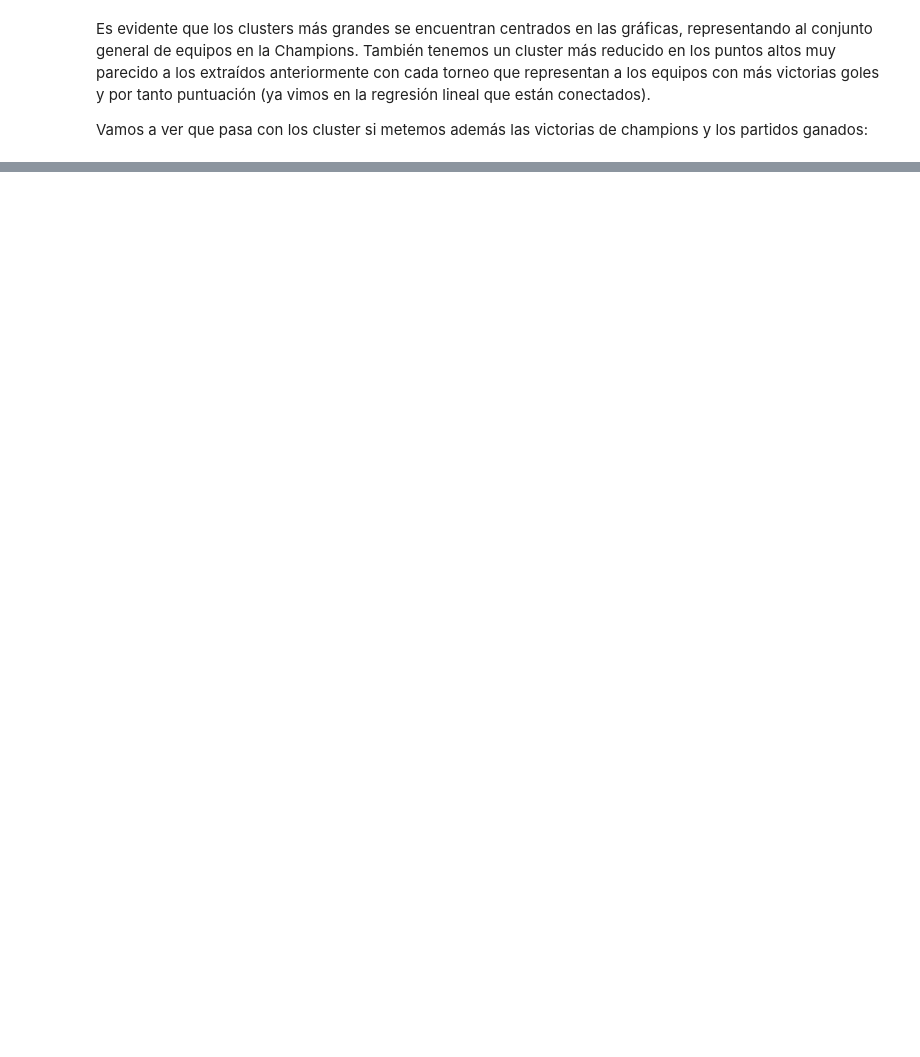
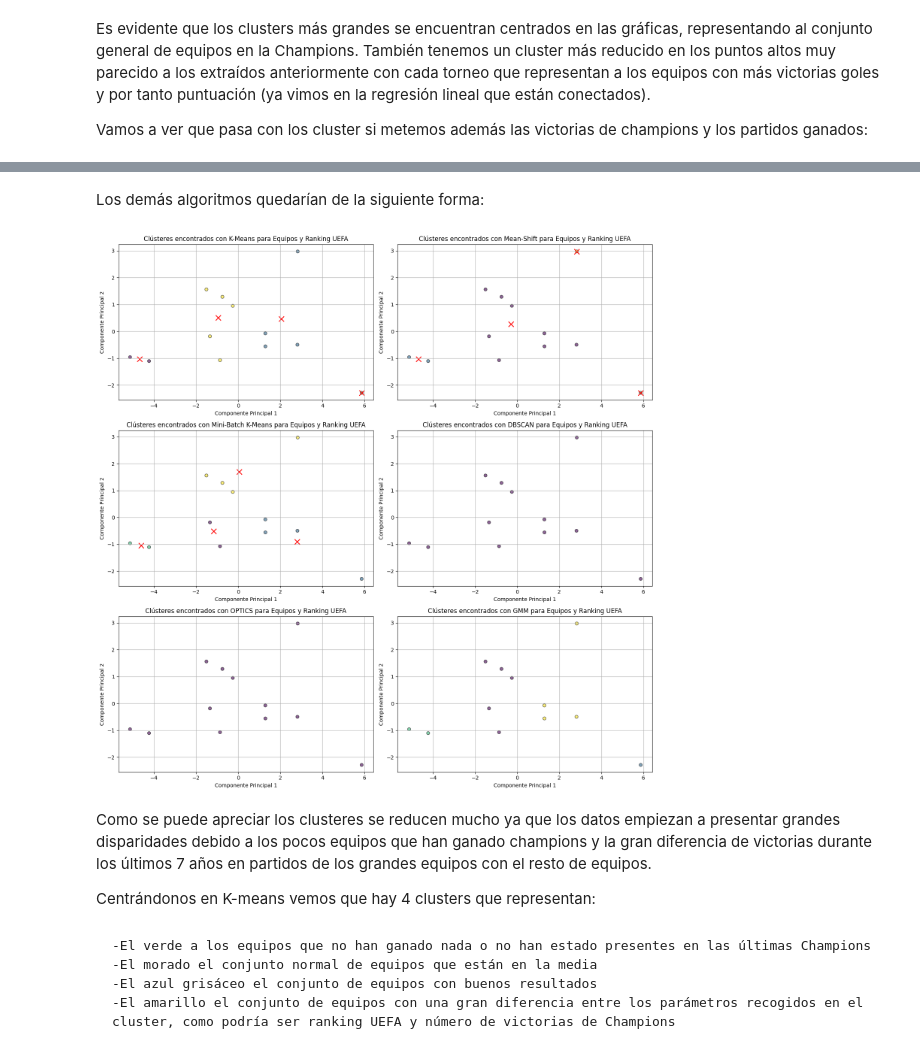
Before and after one commit to PdEXavierMY/Champions, a Jupyter notebook: cluster.ipynb, the cells around one changed output, grey strips where cells are left out. Cells and saved outputs as stored; diff of their text form; code cells hidden in the pictures; blank space fills up the shorter version.

```diff
--- a/cluster.ipynb
+++ b/cluster.ipynb
@@ -227,0 +271,47 @@ Vamos a ver que pasa con los cluster si metemos además las victorias de champio
+# %% [markdown]
+Los demás algoritmos quedarían de la siguiente forma:
+# %%
+# Diccionario de algoritmos de clústering
+algorithms = {
+    "K-Means": KMeans(n_clusters=4),
+    "Mean-Shift": MeanShift(),
+    "Mini-Batch K-Means": MiniBatchKMeans(n_clusters=4),
+    "DBSCAN": DBSCAN(eps=0.5, min_samples=5),
+    "OPTICS": OPTICS(),
+    "GMM": GaussianMixture(n_components=4),
+    "Agglomerative Clustering": AgglomerativeClustering(n_clusters=4)
+}
+
+# Crear subgráficos para mostrar los resultados de todos los algoritmos en la misma ventana de visualización
+fig, axs = plt.subplots(3, 2, figsize=(15, 15))
+axs = axs.ravel()
+
+for ax, (name, algorithm) in zip(axs, algorithms.items()):
+    algorithm.fit(df_pca)
+    if hasattr(algorithm, 'labels_'):
+        labels = algorithm.labels_
+    else:
+        labels = algorithm.predict(df_pca)
+
+    # Visualización de resultados
+    ax.scatter(df_pca[:, 0], df_pca[:, 1], c=labels, cmap='viridis', edgecolor='k', alpha=0.6)
+    if hasattr(algorithm, 'cluster_centers_'):
+        ax.scatter(algorithm.cluster_centers_[:, 0], algorithm.cluster_centers_[:, 1], c='red', marker='x', s=100)
+    ax.set_title(f'Clústeres encontrados con {name} para Equipos y Ranking UEFA')
+    ax.set_xlabel('Componente Principal 1')
+    ax.set_ylabel('Componente Principal 2')
+    ax.grid(True)
+
+plt.tight_layout()
+plt.show()
+# %% [output]
+[figure, added]
+# %% [markdown]
+Como se puede apreciar los clusteres se reducen mucho ya que los datos empiezan a presentar grandes disparidades debido a los pocos equipos que han ganado champions y la gran diferencia de victorias durante los últimos 7 años en partidos de los grandes equipos con el resto de equipos.
+
+Centrándonos en K-means vemos que hay 4 clusters que representan:
+# %% [markdown]
+    -El verde a los equipos que no han ganado nada o no han estado presentes en las últimas Champions
+    -El morado el conjunto normal de equipos que están en la media
+    -El azul grisáceo el conjunto de equipos con buenos resultados
+    -El amarillo el conjunto de equipos con una gran diferencia entre los parámetros recogidos en el cluster, como podría ser ranking UEFA y número de victorias de Champions
```
Also changed, not shown: parts of 5 cells of this notebook.
